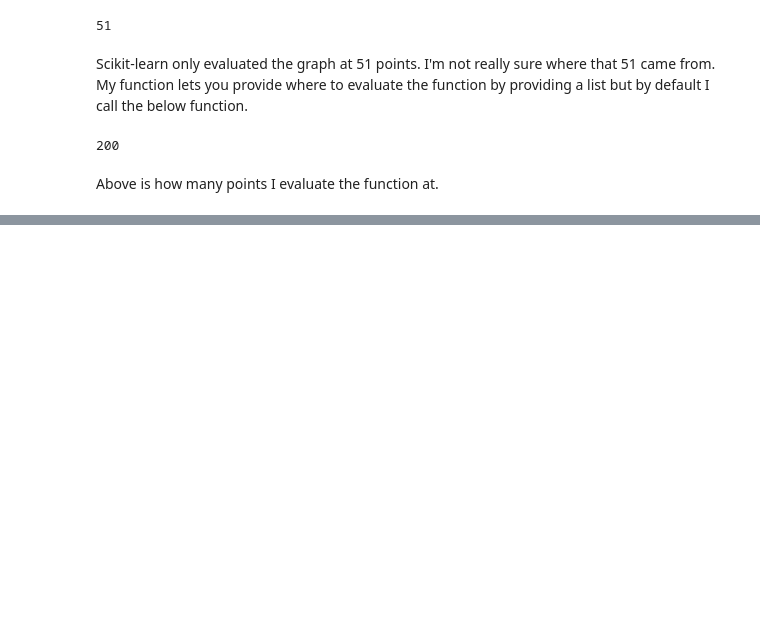
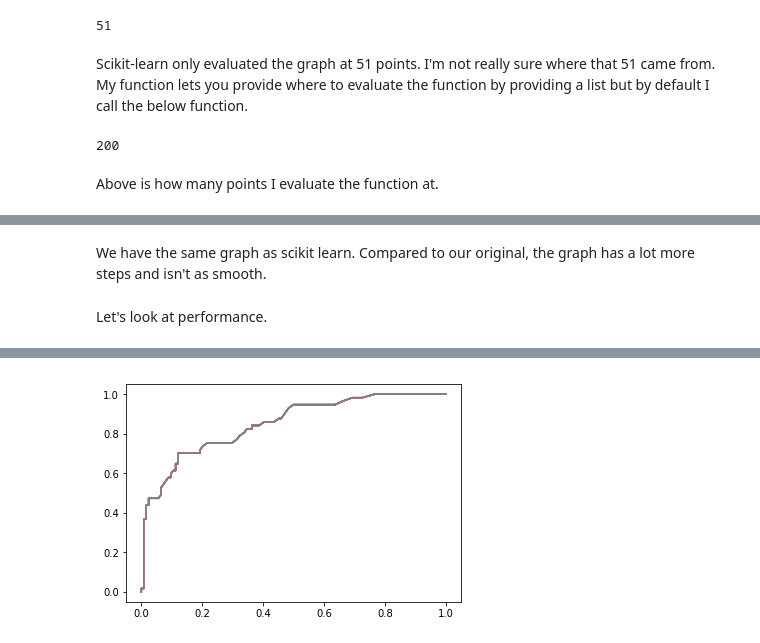
Before and after one commit to cohenb51/Katz_School, a Jupyter notebook: DAV6150/m5/B_Cohen_M5_assn.ipynb, the cells around one changed output, grey strips where cells are left out. Saved outputs shown, nothing was run; the diff lists cells and outputs as text; code cells hidden in the pictures; blank space fills up the shorter version.

```diff
--- a/DAV6150/m5/B_Cohen_M5_assn.ipynb
+++ b/DAV6150/m5/B_Cohen_M5_assn.ipynb
@@ -346,0 +370,4 @@ Above is how many points I evaluate the function at.
+# %% [markdown]
+We have the same graph as scikit learn. Compared to our original, the graph has a lot more steps and isn't as smooth.
+# %% [markdown]
+Let's look at performance.
@@ -346,0 +378,4 @@ Above is how many points I evaluate the function at.
+# %%
+%%timeit
+_, _, _ = GetRocPlot(df['class'],df['scored.class'],df['scored.probability'])
+# %% [output]
@@ -346,0 +383 @@ Above is how many points I evaluate the function at.
+[figure, added]
```
Also changed, not shown: parts of 15 cells of this notebook.
